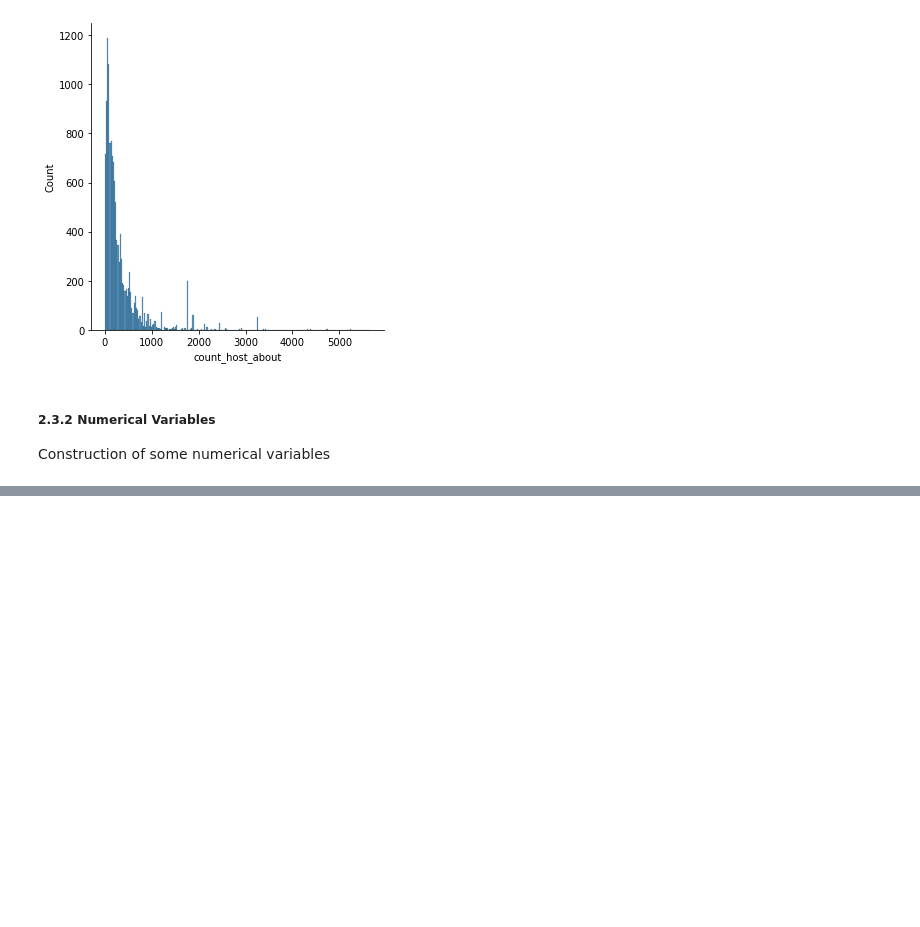
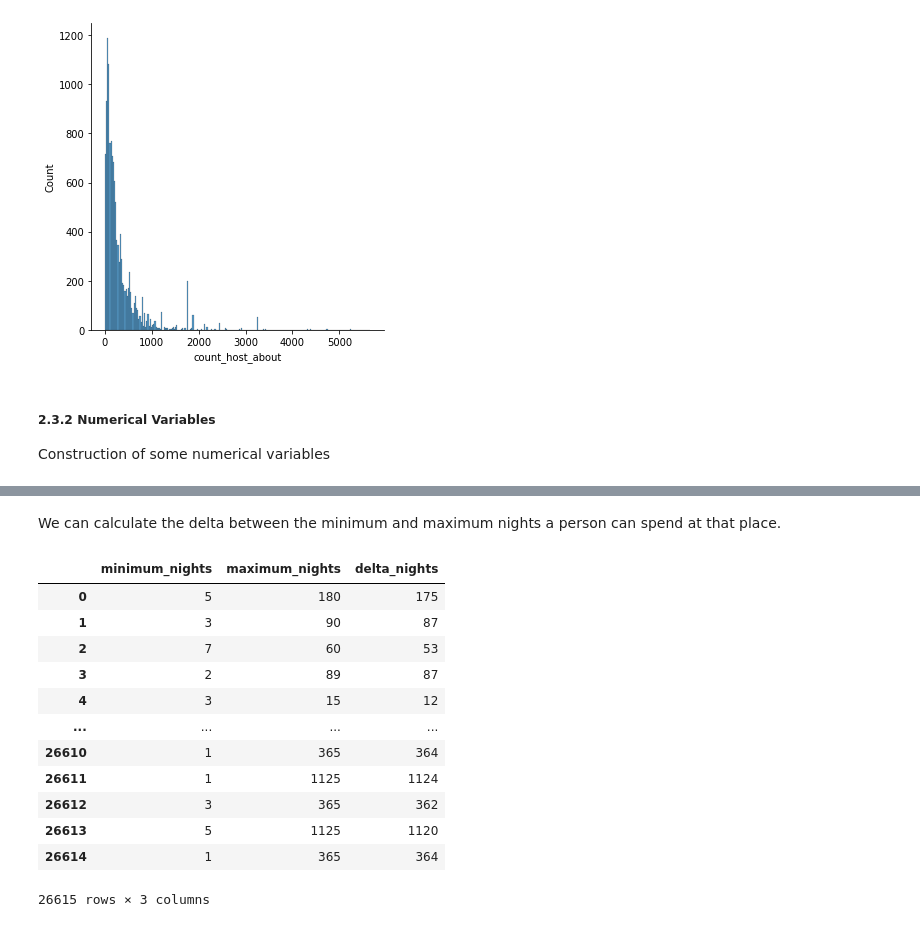
Before and after one commit to bluegardier/airbnb_prediction, a Jupyter notebook: notebooks/data_exploration_airbnb.ipynb, the cells around one changed output, grey strips where cells are left out. Drawn from its saved outputs; the diff is of its cells as text; code cells hidden in the pictures; blank space fills up the shorter version.

```diff
--- a/notebooks/data_exploration_airbnb.ipynb
+++ b/notebooks/data_exploration_airbnb.ipynb
@@ -391,0 +258,2 @@ sns.boxplot(x=df['is_host_rj'], y=df['log_price'])
+# %% [markdown]
+We can calculate the delta between the minimum and maximum nights a person can spend at that place.
@@ -391,0 +262,16 @@ sns.boxplot(x=df['is_host_rj'], y=df['log_price'])
+# %%
+df[['minimum_nights', 'maximum_nights', 'delta_nights']]
+# %% [output]
+|  | minimum_nights | maximum_nights | delta_nights |
+| 0 | 5 | 180 | 175 |
+| 1 | 3 | 90 | 87 |
+| 2 | 7 | 60 | 53 |
+| 3 | 2 | 89 | 87 |
+| 4 | 3 | 15 | 12 |
+| ... | ... | ... | ... |
+| 26610 | 1 | 365 | 364 |
+| 26611 | 1 | 1125 | 1124 |
+| 26612 | 3 | 365 | 362 |
+| 26613 | 5 | 1125 | 1120 |
+| 26614 | 1 | 365 | 364 |
+26615 rows × 3 columns
```
Also changed, not shown: parts of 50 cells of this notebook.
